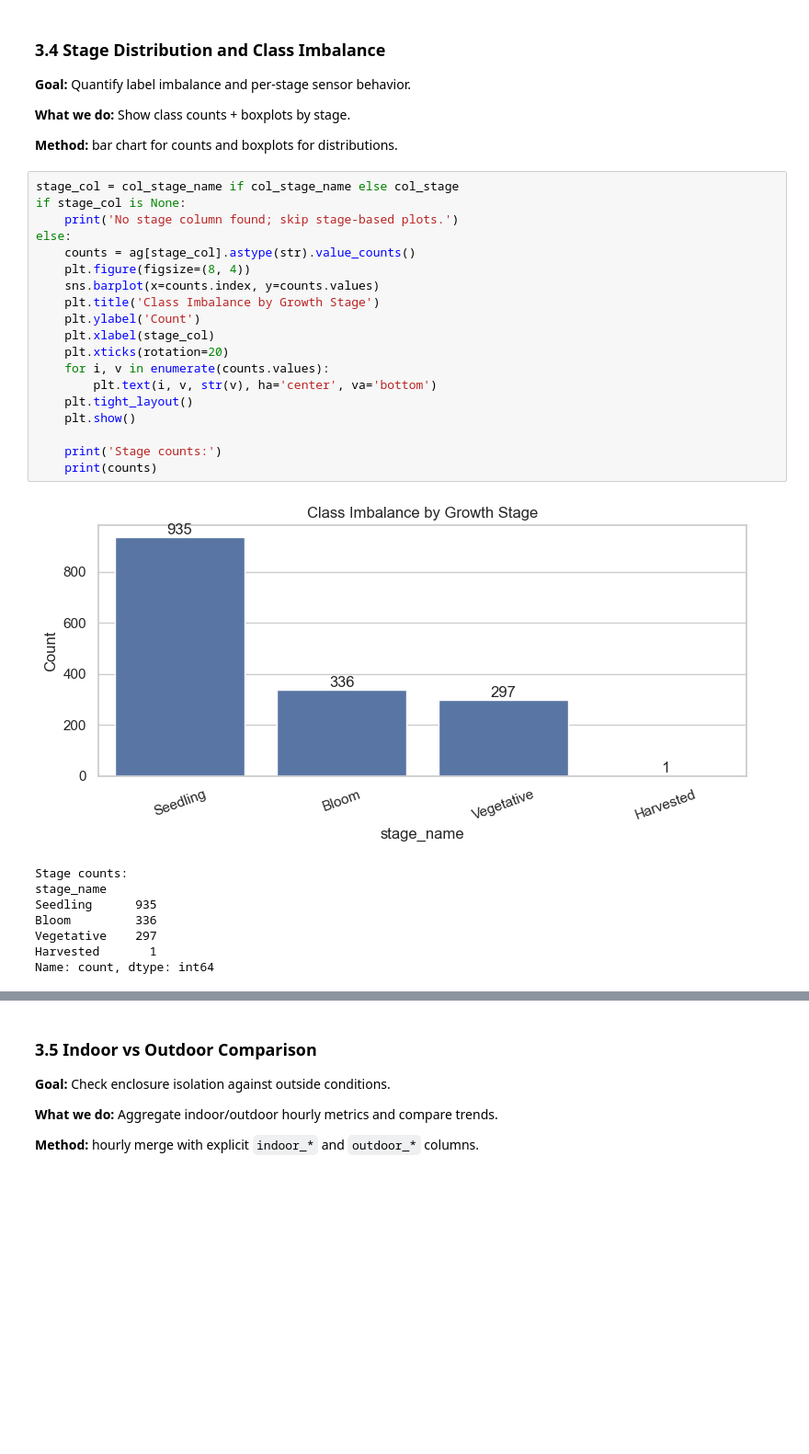
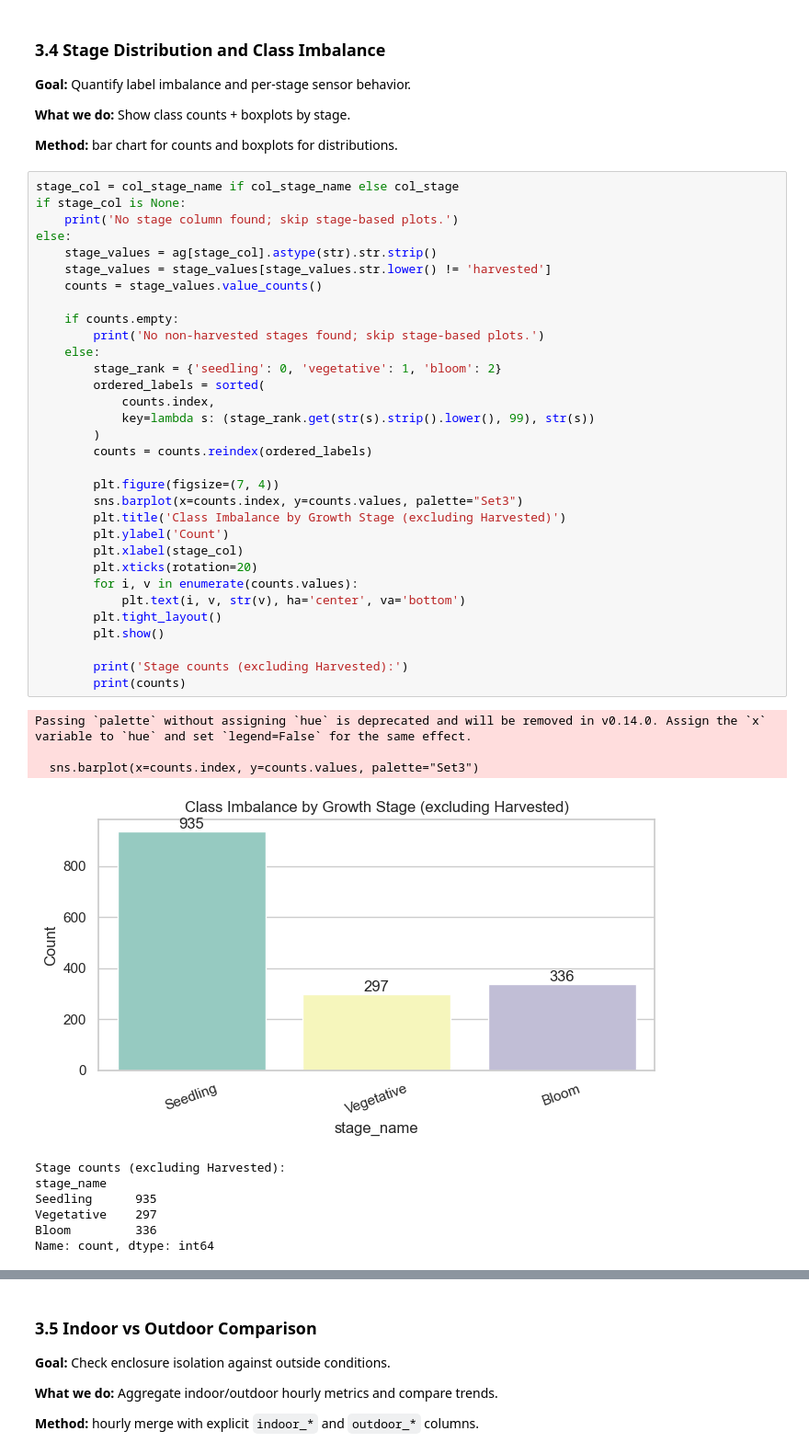
Before and after one commit to Plant-IQ/AutoGrow_DataAnalytics, a Jupyter notebook: data_analytics/AutoGrow.ipynb, the cells around one changed output, grey strips where cells are left out. Shown at 92% size. Drawn from its saved outputs; the diff is of its cells as text; blank space fills up the shorter version.

Commit message:
feat: improve graph appearance

```diff
--- a/data_analytics/AutoGrow.ipynb
+++ b/data_analytics/AutoGrow.ipynb
@@ -296,31 +296,46 @@ else:
 # %%
 stage_col = col_stage_name if col_stage_name else col_stage
 if stage_col is None:
     print('No stage column found; skip stage-based plots.')
 else:
-    counts = ag[stage_col].astype(str).value_counts()
-    plt.figure(figsize=(8, 4))
-    sns.barplot(x=counts.index, y=counts.values)
-    plt.title('Class Imbalance by Growth Stage')
-    plt.ylabel('Count')
-    plt.xlabel(stage_col)
-    plt.xticks(rotation=20)
-    for i, v in enumerate(counts.values):
-        plt.text(i, v, str(v), ha='center', va='bottom')
-    plt.tight_layout()
-    plt.show()
+    stage_values = ag[stage_col].astype(str).str.strip()
+    stage_values = stage_values[stage_values.str.lower() != 'harvested']
+    counts = stage_values.value_counts()
 
-    print('Stage counts:')
-    print(counts)
+    if counts.empty:
+        print('No non-harvested stages found; skip stage-based plots.')
+    else:
+        stage_rank = {'seedling': 0, 'vegetative': 1, 'bloom': 2}
+        ordered_labels = sorted(
+            counts.index,
+            key=lambda s: (stage_rank.get(str(s).strip().lower(), 99), str(s))
+        )
+        counts = counts.reindex(ordered_labels)
+
+        plt.figure(figsize=(7, 4))
+        sns.barplot(x=counts.index, y=counts.values, palette="Set3")
+        plt.title('Class Imbalance by Growth Stage (excluding Harvested)')
+        plt.ylabel('Count')
+        plt.xlabel(stage_col)
+        plt.xticks(rotation=20)
+        for i, v in enumerate(counts.values):
+            plt.text(i, v, str(v), ha='center', va='bottom')
+        plt.tight_layout()
+        plt.show()
+
+        print('Stage counts (excluding Harvested):')
+        print(counts)
 # %% [output]
+Passing `palette` without assigning `hue` is deprecated and will be removed in v0.14.0. Assign the `x` variable to `hue` and set `legend=False` for the same effect.
+
+  sns.barplot(x=counts.index, y=counts.values, palette="Set3")
-[figure, old version]
+[figure, new version]
-Stage counts:
-stage_name
-Seedling      935
-Bloom         336
-Vegetative    297
-Harvested       1
-Name: count, dtype: int64
+Stage counts (excluding Harvested):
+stage_name
+Seedling      935
+Vegetative    297
+Bloom         336
+Name: count, dtype: int64
 # %%
 stage_col = col_stage_name if col_stage_name else col_stage
 
```
Also changed, not shown: parts of 2 cells of this notebook.
